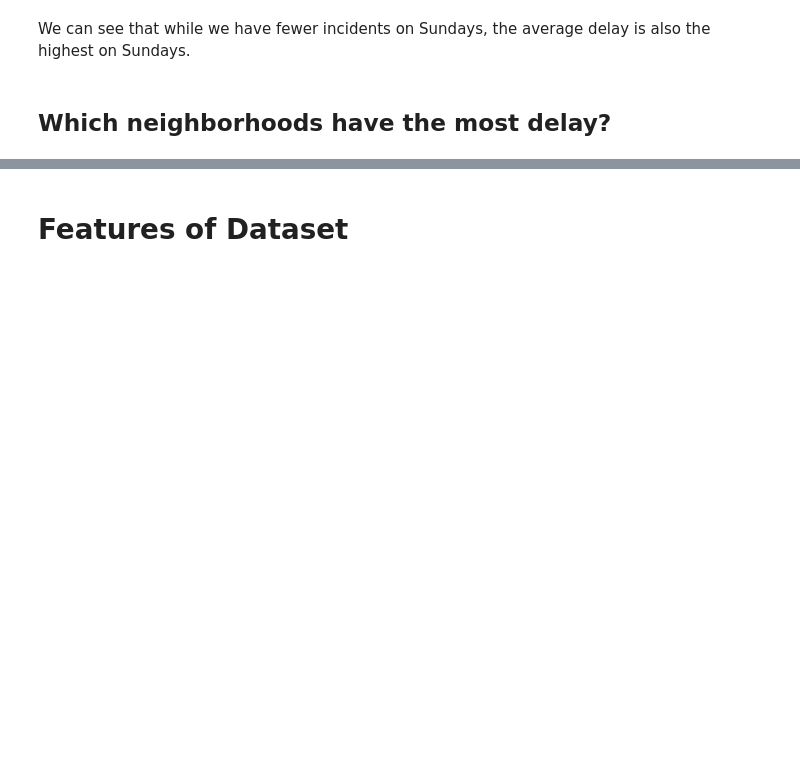
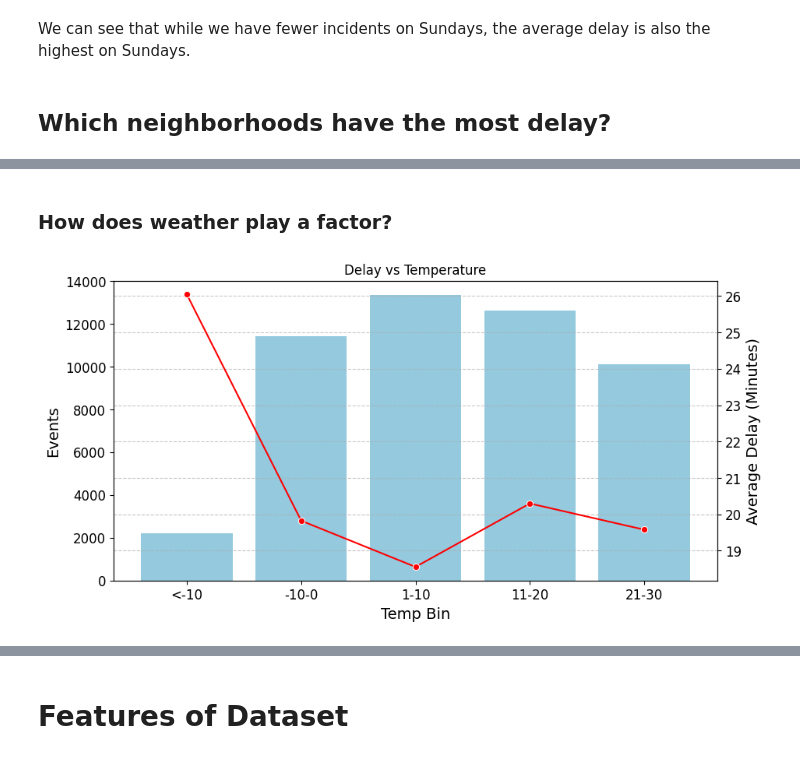
Before and after one commit to dchen-cmyk/uw-ml-course-project, a Jupyter notebook: predict_fewer_features_with_weather.ipynb, the cells around one changed output, grey strips where cells are left out. Drawn from its saved outputs; the diff is of its cells as text; code cells hidden in the pictures; blank space fills up the shorter version.

```diff
--- a/predict_fewer_features_with_weather.ipynb
+++ b/predict_fewer_features_with_weather.ipynb
@@ -300,0 +317,53 @@ print(na_lines)
+# %% [markdown]
+### How does weather play a factor?
+# %%
+# Create delay flag
+dataset['Has Delay'] = (dataset['Min Delay'] > 0).astype(int)
+
+# Bin temperature
+dataset['Temp Bin'] = pd.cut(
+    dataset['Mean Temp (C)'],
+    bins=[-20, -10, 0, 10, 20, 30],
+    labels=['<-10', '-10-0', '1-10', '11-20', '21-30']
+)
+
+# Aggregate
+stats_temp = dataset.groupby('Temp Bin').agg({
+    'Has Delay': 'sum',      # <-- COUNT of delayed events
+    'Min Delay': 'mean'
+}).reset_index()
+
+stats_temp.columns = ['Temp Bin', 'Incident Count', 'Avg Delay']
+
+# Plot
+fig, ax1 = plt.subplots(figsize=(10, 5))
+
+sns.barplot(
+    x='Temp Bin',
+    y='Incident Count',
+    data=stats_temp,
+    ax=ax1,
+    color='skyblue'
+)
+
+ax1.set_ylabel('Events')
+
+ax2 = ax1.twinx()
+
+sns.lineplot(
+    x='Temp Bin',
+    y='Avg Delay',
+    data=stats_temp,
+    ax=ax2,
+    marker='o',
+    color='red'
+)
+
+ax2.set_ylabel('Average Delay (Minutes)')
+
+plt.title('Delay vs Temperature')
+plt.grid(axis='y', linestyle='--', alpha=0.7)
+
+plt.show()
+# %% [output]
+[figure, added]
```
Also changed, not shown: parts of 13 cells of this notebook.
